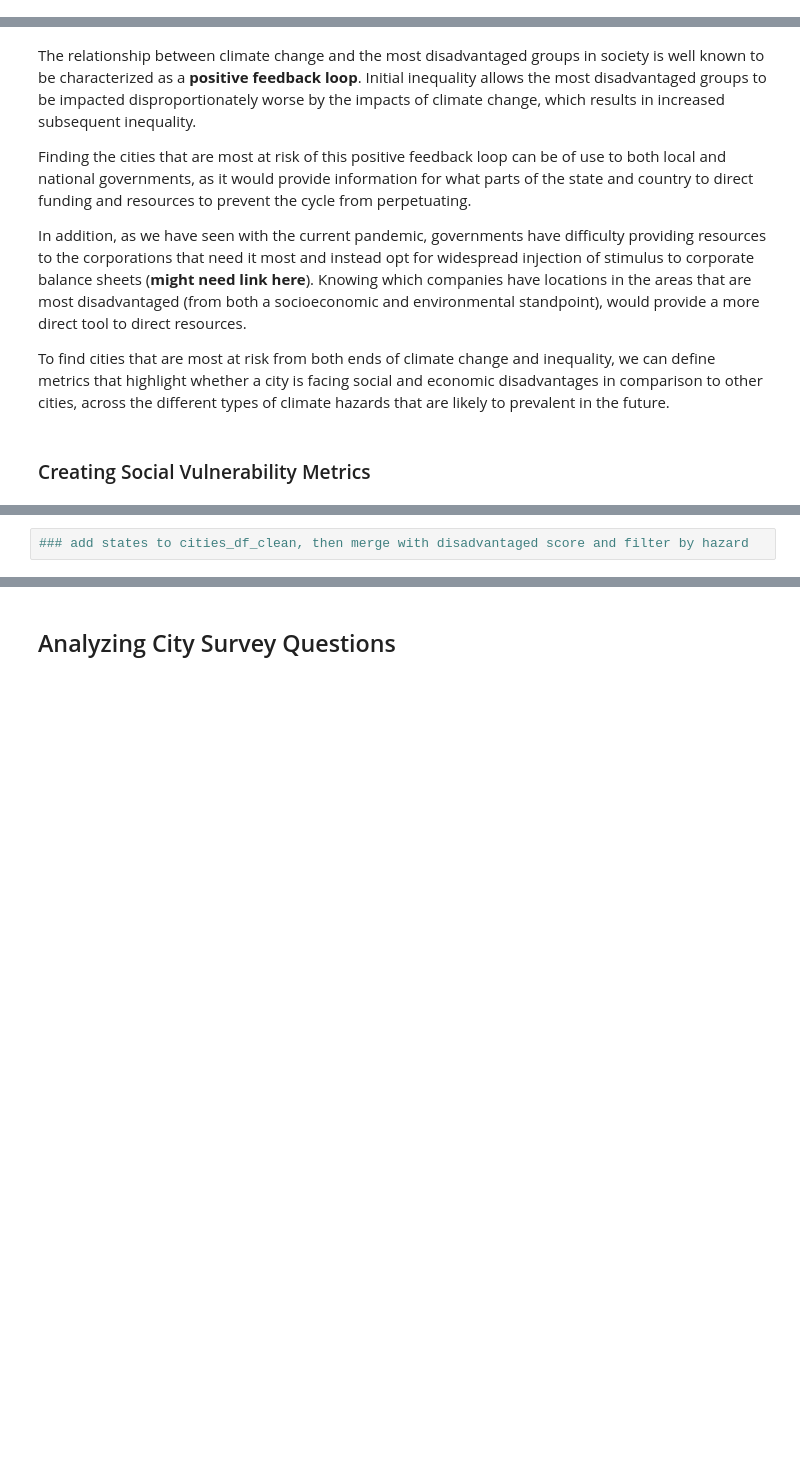
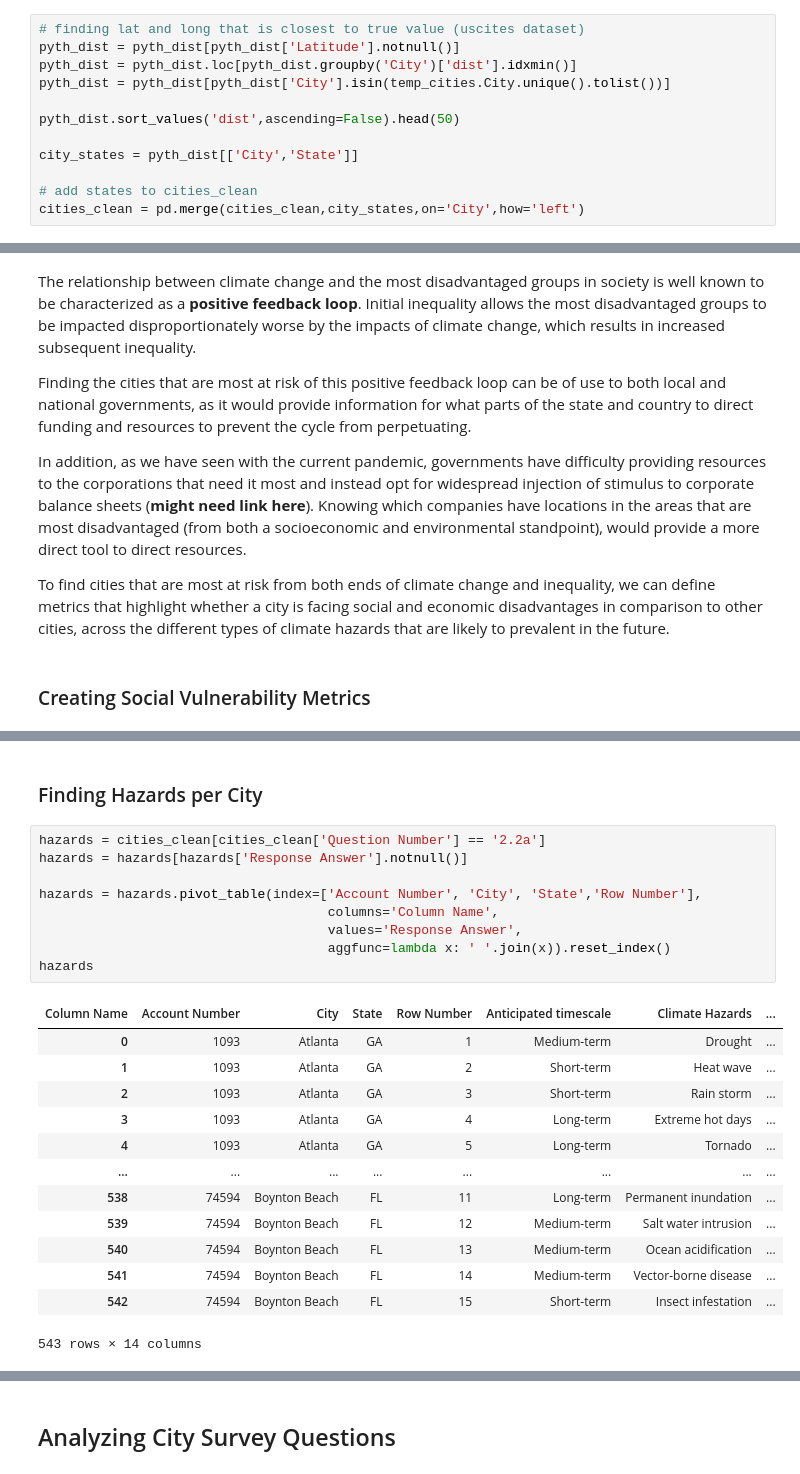
Before and after one commit to jenni4j/Climate_Dreamer_Pros, a Jupyter notebook: cities.ipynb, the cells around one changed output, grey strips where cells are left out. Saved outputs shown, nothing was run; the diff lists cells and outputs as text; blank space fills up the shorter version.

```diff
--- a/cities.ipynb
+++ b/cities.ipynb
@@ -131,3 +202,15 @@ social_cities_df = pd.merge(social_county_df,uscities_df[['City','STATE','COUNTY
+# %%
+# finding lat and long that is closest to true value (uscites dataset)
+pyth_dist = pyth_dist[pyth_dist['Latitude'].notnull()]
+pyth_dist = pyth_dist.loc[pyth_dist.groupby('City')['dist'].idxmin()]
+pyth_dist = pyth_dist[pyth_dist['City'].isin(temp_cities.City.unique().tolist())]
+
+pyth_dist.sort_values('dist',ascending=False).head(50)
+
+city_states = pyth_dist[['City','State']]
+
+# add states to cities_clean
+cities_clean = pd.merge(cities_clean,city_states,on='City',how='left')
 # %%
 #see which cities are in the social vulnerability data -> note they should all be in the US but some cities have same name in other countries
 
@@ -290,2 +296,25 @@ sc_pov.sort_values('EP_POV_std')
-# %%
-### add states to cities_df_clean, then merge with disadvantaged score and filter by hazard
+# %% [markdown]
+### Finding Hazards per City
+# %%
+hazards = cities_clean[cities_clean['Question Number'] == '2.2a']
+hazards = hazards[hazards['Response Answer'].notnull()]
+
+hazards = hazards.pivot_table(index=['Account Number', 'City', 'State','Row Number'],
+                                     columns='Column Name',
+                                     values='Response Answer',
+                                     aggfunc=lambda x: ' '.join(x)).reset_index()
+hazards
+# %% [output]
+| Column Name | Account Number | City | State | Row Number | Anticipated timescale | Climate Hazards | ... |
+| 0 | 1093 | Atlanta | GA | 1 | Medium-term | Drought | ... |
+| 1 | 1093 | Atlanta | GA | 2 | Short-term | Heat wave | ... |
+| 2 | 1093 | Atlanta | GA | 3 | Short-term | Rain storm | ... |
+| 3 | 1093 | Atlanta | GA | 4 | Long-term | Extreme hot days | ... |
+| 4 | 1093 | Atlanta | GA | 5 | Long-term | Tornado | ... |
+| ... | ... | ... | ... | ... | ... | ... | ... |
+| 538 | 74594 | Boynton Beach | FL | 11 | Long-term | Permanent inundation | ... |
+| 539 | 74594 | Boynton Beach | FL | 12 | Medium-term | Salt water intrusion | ... |
+| 540 | 74594 | Boynton Beach | FL | 13 | Medium-term | Ocean acidification | ... |
+| 541 | 74594 | Boynton Beach | FL | 14 | Medium-term | Vector-borne disease | ... |
+| 542 | 74594 | Boynton Beach | FL | 15 | Short-term | Insect infestation | ... |
+543 rows × 14 columns
```
Also changed, not shown: parts of 36 cells of this notebook.
